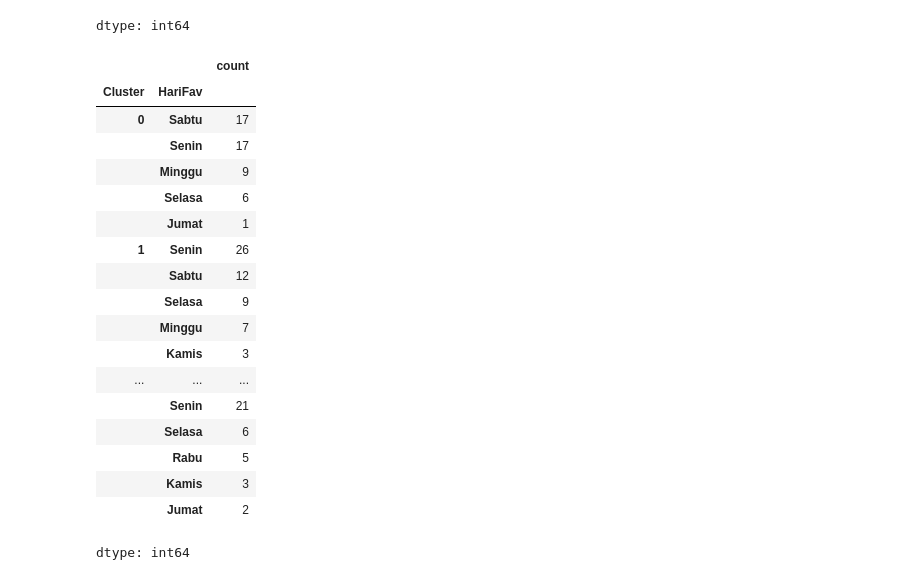
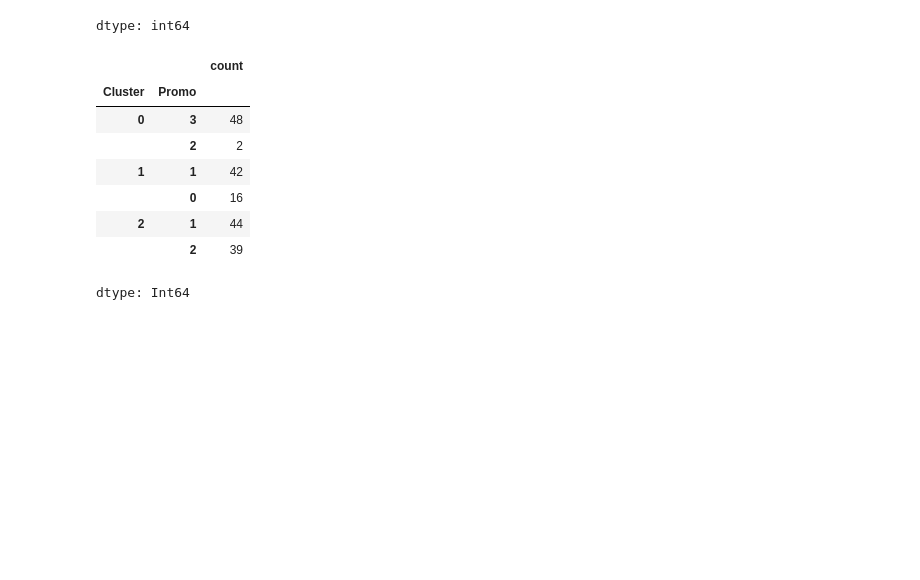
Before and after one commit to sahrul3114/Case-Study-Clustering-Analysis-Association-Rule, a Jupyter notebook: CP_02_Data_Mining_Kelompok_I.ipynb, the cells around one changed output. Saved outputs shown, nothing was run; the diff lists cells and outputs as text; code cells hidden in the pictures; blank space fills up the shorter version.

```diff
--- a/CP_02_Data_Mining_Kelompok_I.ipynb
+++ b/CP_02_Data_Mining_Kelompok_I.ipynb
@@ -726,26 +734,16 @@ df_inverse.groupby('Cluster')['Kota'].value_counts()
 | 2 | Jakarta | 83 |
 dtype: int64
 # %%
-df_inverse.groupby('Cluster')['HariFav'].value_counts()
+df_inverse.groupby('Cluster')['Promo'].value_counts()
 # %% [output]
 |  |  | count |
-| Cluster | HariFav |  |
-| 0 | Sabtu | 17 |
-|  | Senin | 17 |
-|  | Minggu | 9 |
-|  | Selasa | 6 |
-|  | Jumat | 1 |
-| 1 | Senin | 26 |
-|  | Sabtu | 12 |
-|  | Selasa | 9 |
-|  | Minggu | 7 |
-|  | Kamis | 3 |
-| ... | ... | ... |
-|  | Senin | 21 |
-|  | Selasa | 6 |
-|  | Rabu | 5 |
-|  | Kamis | 3 |
-|  | Jumat | 2 |
+| Cluster | Promo |  |
+| 0 | 3 | 48 |
+|  | 2 | 2 |
+| 1 | 1 | 42 |
+|  | 0 | 16 |
+| 2 | 1 | 44 |
+|  | 2 | 39 |
-dtype: int64
+dtype: Int64
 # %%
 df_inverse.groupby('Cluster')['FavFlavor'].value_counts()
```
Also changed, not shown: parts of 4 cells of this notebook.
